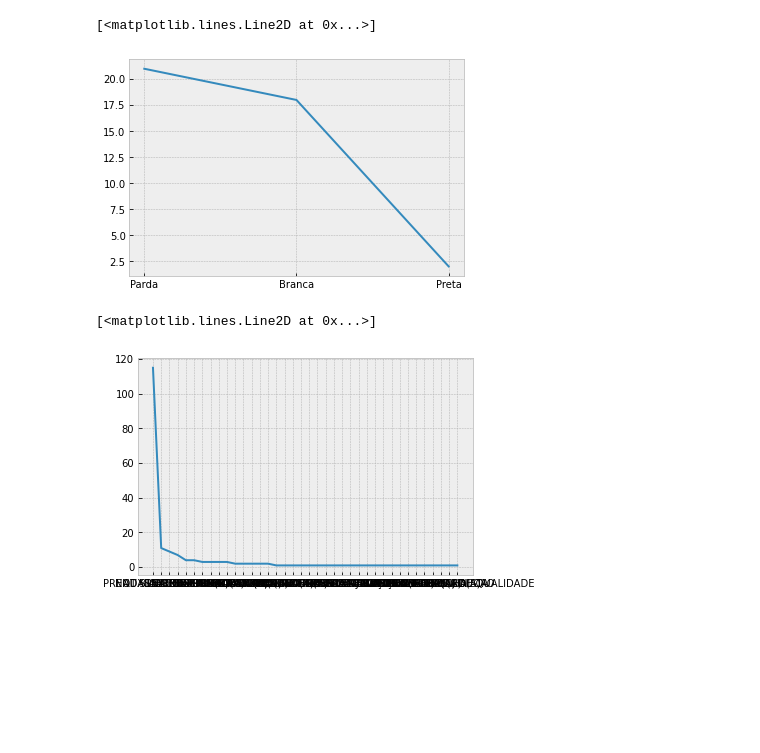
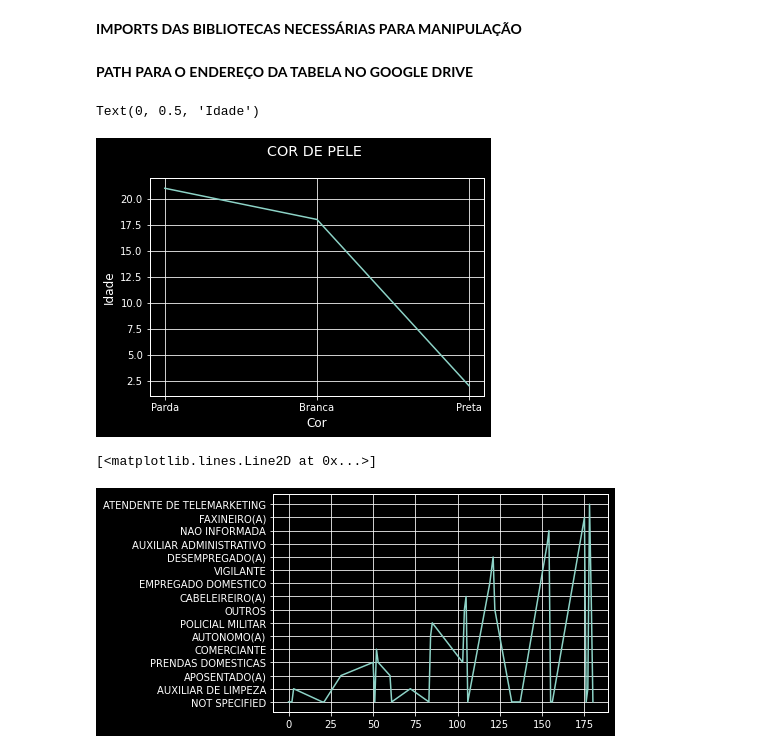
Before and after one commit to JoseBatista2010/ML2023-Jose-Batista, a Jupyter notebook: Limpando_e_Filtrando_Dados.ipynb, the cells around one changed output. Cells and saved outputs as stored; diff of their text form; code cells hidden in the pictures; blank space fills up the shorter version.

```diff
--- a/Limpando_e_Filtrando_Dados.ipynb
+++ b/Limpando_e_Filtrando_Dados.ipynb
@@ -1,26 +1,40 @@
 # %% [markdown]
 <a href="https://colab.research.google.com/github/JoseBatista2010/ML2023-Jose-Batista/blob/master/Limpando_e_Filtrando_Dados.ipynb" target="_parent"><img src="https://colab.research.google.com/assets/colab-badge.svg" alt="Open In Colab"/></a>
+# %% [markdown]
+**IMPORTS DAS BIBLIOTECAS NECESSÁRIAS PARA MANIPULAÇÃO**
+# %%
+import matplotlib.pyplot as plt
+import pandas as pd
+plt.style.use(['ggplot', 'dark_background'])
+# %% [markdown]
+**PATH PARA O ENDEREÇO DA TABELA NO GOOGLE DRIVE**
 # %%
-import matplotlib.pyplot as plt
-import pandas as pd
+path = '/content/drive/MyDrive/UFC/2023_1/Machine_Learning/Dataset/Feminicidio_2015_2022.xlsx'
 
-import re
-path = '/content/drive/MyDrive/UFC/2023_1/Machine_Learning/Dataset/Feminicidio_2015_2022.xlsx'
 df = pd.read_excel(path, sheet_name= 7)
 df.fillna("NOT SPECIFIED", inplace=True)
 #df['DATA_NASCIMENTO_PESSOA']
 df['DATA_NASCIMENTO_PESSOA'] = pd.to_datetime(df['DATA_NASCIMENTO_PESSOA'], errors='coerce')
 
 df['ANO'] = df['DATA_NASCIMENTO_PESSOA'].dt.year
 df['MES'] = df['DATA_NASCIMENTO_PESSOA'].dt.month
 df['DIA'] = df['DATA_NASCIMENTO_PESSOA'].dt.day
+
+df['MES_BO'] = df['DATAHORA_REGISTRO_BO'].dt.month
+df['DIA_BO'] = df['DATAHORA_REGISTRO_BO'].dt.day
+
+
 df = df.loc[df['MUNICIPIO_CIRCUNSCRICAO'] == 'São Paulo']
+
 plt.plot(df['COR_PELE'].value_counts())
+plt.title('COR DE PELE \n')
+plt.xlabel('Cor')
+plt.ylabel('Idade')
 # %% [output]
-[<matplotlib.lines.Line2D at 0x...>]
+Text(0, 0.5, 'Idade')
-[figure, old version]
+[figure, new version]
 # %%
-plt.plot(df['PROFISSAO'].value_counts())
+plt.plot(df['PROFISSAO'])
 # %% [output]
 [<matplotlib.lines.Line2D at 0x...>]
-[figure, old version]
+[figure, new version]
```
Also changed, not shown: parts of 4 cells of this notebook.
